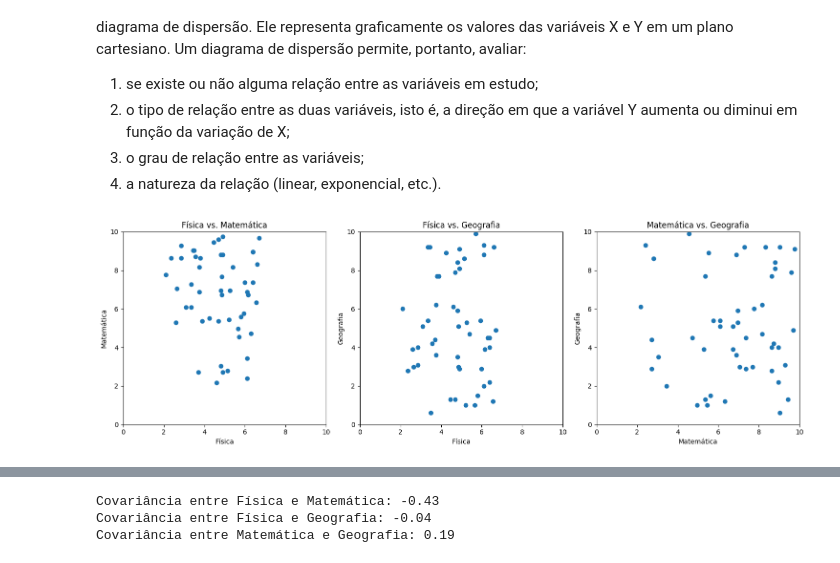
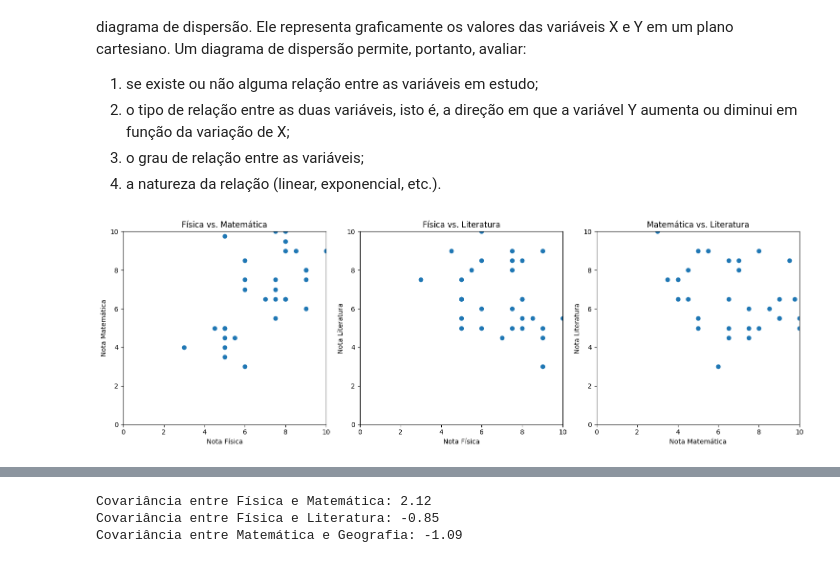
Before and after one commit to vitormarx/ciencia-de-dados, a Jupyter notebook: notebooks/estatística descritiva/Correlação_de_Pearson.ipynb, the cells around one changed output, grey strips where cells are left out. Drawn from its saved outputs; the diff is of its cells as text; code cells hidden in the pictures.

```diff
--- a/notebooks/estatística descritiva/Correlação_de_Pearson.ipynb
+++ b/notebooks/estatística descritiva/Correlação_de_Pearson.ipynb
@@ -17,3 +18,3 @@ Neste exemplo iremos estudar a correlação entre notas de 30 alunos de uma esco
 # %%
-#data = pd.read_csv('https://github.com/vitormarx/ciencia-de-dados/blob/main/datasets/notas.csv', delimiter=';')
-#data.head()
+df = pd.read_csv('https://raw.githubusercontent.com/vitormarx/ciencia-de-dados/main/datasets/notas.csv', delimiter=';')
+df.head()
@@ -29,37 +37,37 @@ diagrama de dispersão permite, portanto, avaliar:
 # %%
 # Plotando os gráficos de dispersão lado a lado
 plt.figure(figsize=(15, 5))
 
 plt.subplot(1, 3, 1)
-plt.scatter(df['Física'], df['Matemática'])
-plt.xlabel('Física')
-plt.ylabel('Matemática')
+plt.scatter(df['Nota Física'], df['Nota Matemática'])
+plt.xlabel('Nota Física')
+plt.ylabel('Nota Matemática')
 plt.title('Física vs. Matemática')
 plt.xlim(0, 10)
 plt.ylim(0, 10)
 
 plt.subplot(1, 3, 2)
-plt.scatter(df['Física'], df['Geografia'])
-plt.xlabel('Física')
-plt.ylabel('Geografia')
-plt.title('Física vs. Geografia')
+plt.scatter(df['Nota Física'], df['Nota Literatura'])
+plt.xlabel('Nota Física')
+plt.ylabel('Nota Literatura')
+plt.title('Física vs. Literatura')
 plt.xlim(0, 10)
 plt.ylim(0, 10)
 
 plt.subplot(1, 3, 3)
-plt.scatter(df['Matemática'], df['Geografia'])
-plt.xlabel('Matemática')
-plt.ylabel('Geografia')
-plt.title('Matemática vs. Geografia')
+plt.scatter(df['Nota Matemática'], df['Nota Literatura'])
+plt.xlabel('Nota Matemática')
+plt.ylabel('Nota Literatura')
+plt.title('Matemática vs. Literatura')
 plt.xlim(0, 10)
 plt.ylim(0, 10)
 
 plt.tight_layout()
 
 # Exibindo os gráficos
 plt.show()
 # %% [output]
-[figure, old version]
+[figure, new version]
 # %% [markdown]
 ## **Medidas de Correlação**
 
@@ -78,17 +86,17 @@ em que:
 * Y: média dos valores de Y;
 * n: tamanho da amostra.
 # %%
-cov_fm = df['Física'].cov(df['Matemática'])
-cov_fg = df['Física'].cov(df['Geografia'])
-cov_mg = df['Matemática'].cov(df['Geografia'])
+cov_fm = df['Nota Física'].cov(df['Nota Matemática'])
+cov_fg = df['Nota Física'].cov(df['Nota Literatura'])
+cov_mg = df['Nota Matemática'].cov(df['Nota Literatura'])
 
 print(f'Covariância entre Física e Matemática: {cov_fm:.2f}')
-print(f'Covariância entre Física e Geografia: {cov_fg:.2f}')
+print(f'Covariância entre Física e Literatura: {cov_fg:.2f}')
 print(f'Covariância entre Matemática e Geografia: {cov_mg:.2f}')
 # %% [output]
-Covariância entre Física e Matemática: -0.43
-Covariância entre Física e Geografia: -0.04
-Covariância entre Matemática e Geografia: 0.19
+Covariância entre Física e Matemática: 2.12
+Covariância entre Física e Literatura: -0.85
+Covariância entre Matemática e Geografia: -1.09
 # %% [markdown]
 Uma das limitações da covariância é que a medida depende do tamanho da amostra, podendo levar a uma estimativa ruim em casos de pequenas amostras. O coeficiente de correlação de Pearson é a alternativa para esse
 problema.
```
Also changed, not shown: parts of 6 cells of this notebook.
